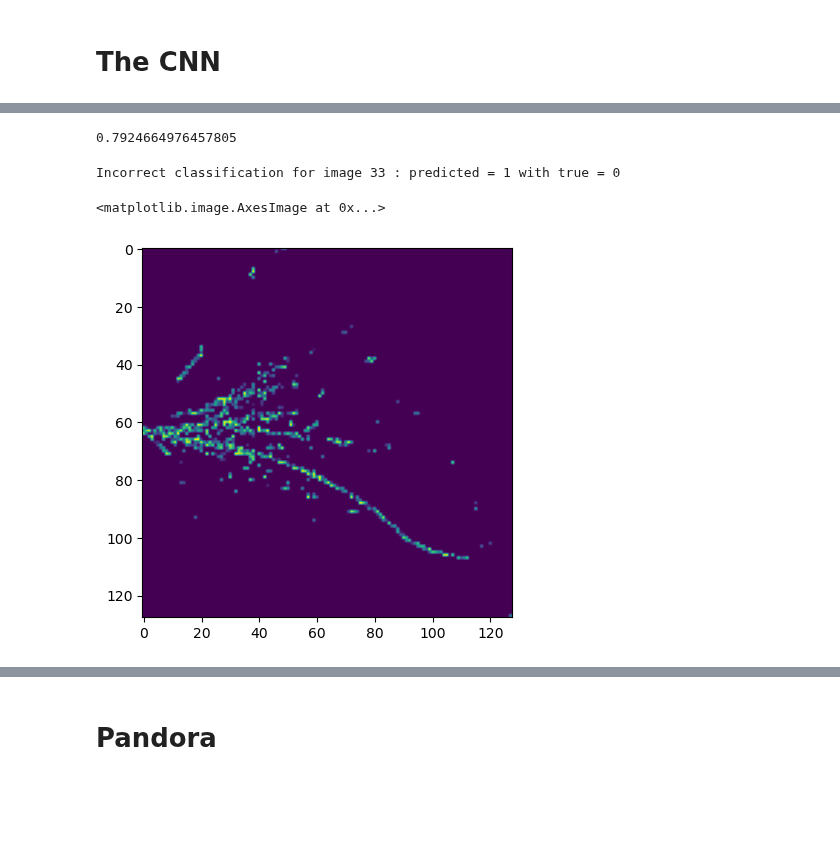
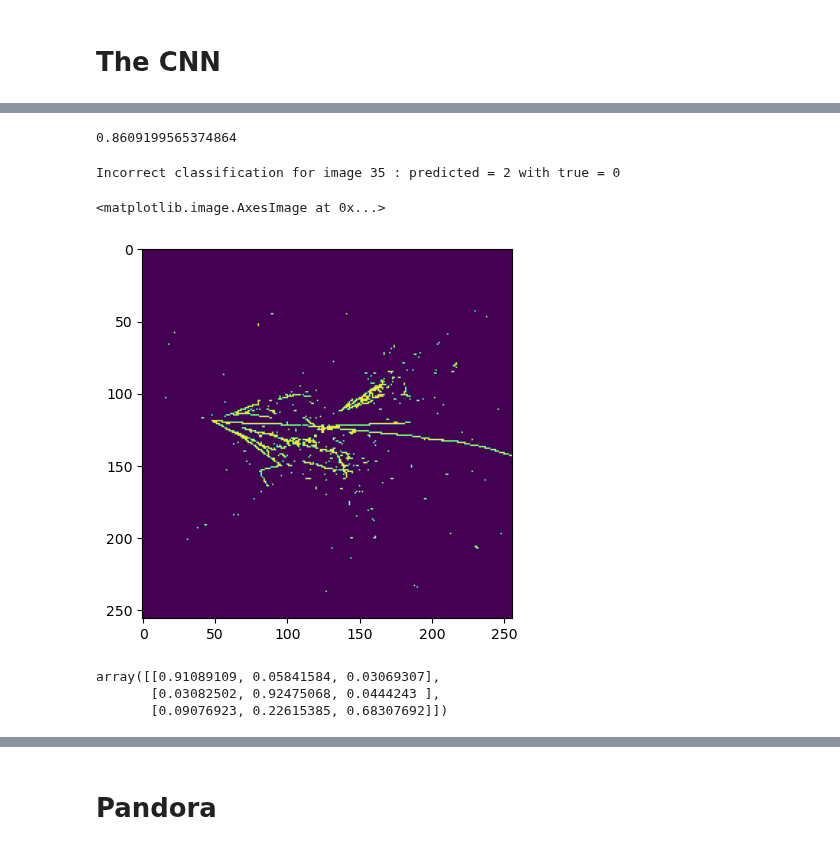
Before and after one commit to mohummudh/neutrinos-dune, a Jupyter notebook: mohammed/CNN/CNN.ipynb, the cells around one changed output, grey strips where cells are left out. Cells and saved outputs as stored; diff of their text form; code cells hidden in the pictures; blank space fills up the shorter version.

Commit message:
trained a new model

```diff
--- a/mohammed/CNN/CNN.ipynb
+++ b/mohammed/CNN/CNN.ipynb
@@ -295,10 +375,10 @@ _________________________________________________________________
 # %%
 # The batch size controls the number of images that are processed simultaneously
 batch_size = 128
-# The number of epochs that we want to train the network for
-epochs = 50
+# The number of epochs that we want to train the network for - model 2, 20 is best
+epochs = 15
 # The learning rate (step size in gradient descent)
-learning_rate = 0.001
+learning_rate = 0.0001
 # %%
 # Define the loss function - for a multi-class classification task we need to
 # use categorical crossentropy loss
@@ -307,10 +387,10 @@ loss_function = keras.losses.categorical_crossentropy
 # algorithms, but Adam is one of the more popular ones
 optimiser = keras.optimizers.legacy.Adam(learning_rate=learning_rate)
 # Now we compile the model with the loss function and optimiser
-cnn_model.compile(loss=loss_function, optimizer=optimiser, metrics=['accuracy'])
+model.compile(loss=loss_function, optimizer=optimiser, metrics=['accuracy'])
 # %%
 # Train the model using the training data with the true target outputs.
 # Fill in the required arguments using the clues given above
-cnn_model.fit(x = x_train, y = y_train, batch_size = batch_size, epochs = epochs,
+model.fit(x = x_train, y = y_train, batch_size = batch_size, epochs = epochs,
               validation_data = (x_test, y_test), verbose = 1)
 # %% [output]
@@ -343,7 +421,7 @@ n_images_to_check = x_test.shape[0]
 # using the array notation x[:i] that means use all values of x up until
 # the index i, such that if you changed the number of images above then it all
 # still works efficiently
-raw_predictions = cnn_model.predict(x = x_test[:n_images_to_check], batch_size = batch_size)
+raw_predictions = model.predict(x = x_test[:n_images_to_check], batch_size = batch_size)
 for i in range(0,n_images_to_check):
   # Remember the raw output from the CNN gives us an array of scores. We want
   # to select the highest one as our prediction. We need to do the same thing
@@ -360,19 +438,19 @@ Number of images that were incorrectly classified = 1660
 # %%
-accuracy = (2761-573)/2761
+accuracy = (2761-384)/2761
 accuracy
 # %% [output]
-0.7924664976457805
+0.8609199565374864
 # %%
 # Now you can modify this part to draw different images from the failures list
 # You can change the value of im to look at different failures
-im = 6
+im = 3
 image_to_plot = x_test[incorrect_indices[im][0]]
 fig, ax = plt.subplots(1, 1)
 print('Incorrect classification for image',incorrect_indices[im][0],
       ': predicted =',incorrect_indices[im][1],
       'with true =',incorrect_indices[im][2])
 ax.imshow(image_to_plot)
 # %% [output]
-Incorrect classification for image 33 : predicted = 1 with true = 0
+Incorrect classification for image 35 : predicted = 2 with true = 0
 <matplotlib.image.AxesImage at 0x...>
-[figure, old version]
+[figure, new version]
@@ -378,0 +470,6 @@ Incorrect classification for image 33 : predicted = 1 with true = 0
+# %%
+conf_matrix_decimals
+# %% [output]
+array([[0.91089109, 0.05841584, 0.03069307],
+       [0.03082502, 0.92475068, 0.0444243 ],
+       [0.09076923, 0.22615385, 0.68307692]])
```
Also changed, not shown: parts of 24 cells of this notebook, 1 other file.
